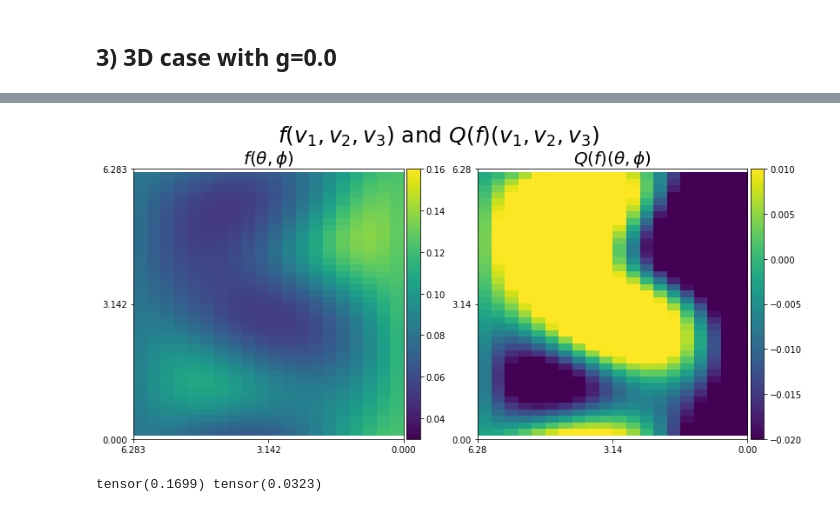
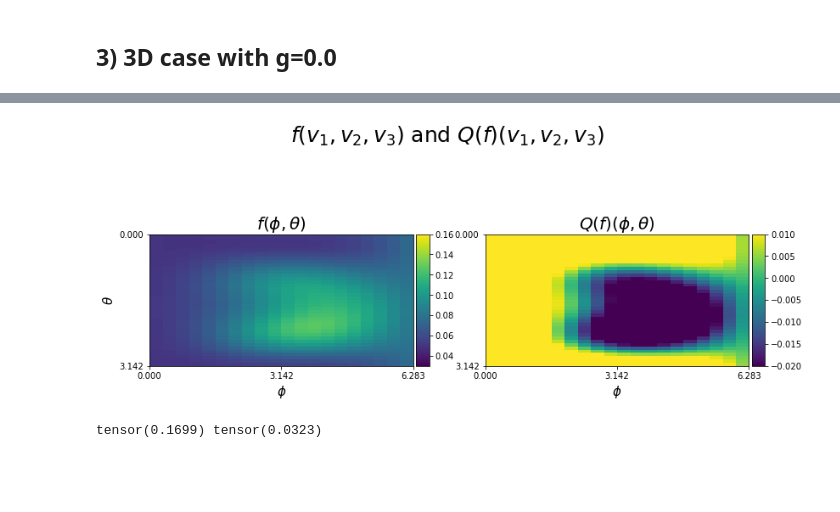
Before and after one commit to ScSteffen/CollisionOperatorLearning, a Jupyter notebook: analysis_entropy_HG.ipynb, the cells around one changed output, grey strips where cells are left out. Drawn from its saved outputs; the diff is of its cells as text; code cells hidden in the pictures; blank space fills up the shorter version.

Commit message:
S2 plot typo

```diff
--- a/analysis_entropy_HG.ipynb
+++ b/analysis_entropy_HG.ipynb
@@ -475,22 +475,25 @@ from mpl_toolkits.axes_grid1 import make_axes_locatable
 fig=plt.figure(figsize=(13,6))
 plt.suptitle(r'$f(v_1,v_2,v_3)$ and $Q(f)(v_1,v_2,v_3)$', fontsize=25)
 ax=plt.subplot(1,2,1)
-ax.set_title(r'$f(\theta,\phi)$', fontsize=20)
-im=ax.imshow(train_data_f[idx].reshape(integration_order*2,integration_order), vmin=0.03, vmax=0.16, extent=(2*np.pi,0,np.pi/(2*integration_order),np.pi*(4*integration_order-1)/(2*integration_order)))
+ax.set_title(r'$f(\phi,\theta)$', fontsize=20)
+im=ax.imshow(train_data_f[idx].reshape(integration_order*2,integration_order), vmin=0.03, vmax=0.16, extent=(0,2*np.pi,np.pi,0), origin='lower')
 divider = make_axes_locatable(ax)
 cax = divider.append_axes('right', size='5%', pad=0.05)
 fig.colorbar(im, cax=cax, orientation='vertical')
+ax.set_xlabel(r'$\phi$',fontsize=15)
+ax.set_ylabel(r'$\theta$',fontsize=15)
 ax.set_xticks([0,np.pi,2*np.pi])
-ax.set_yticks([0,np.pi,2*np.pi])
+ax.set_yticks([0,np.pi])
 
 ax=plt.subplot(1,2,2)
-ax.set_title(r'$Q(f)(\theta,\phi)$', fontsize=20)
-im=ax.imshow(train_data_Q[idx].reshape(integration_order*2,integration_order), vmin=-0.02, vmax=0.01, extent=(2*np.pi,0,np.pi/(2*integration_order),np.pi*(4*integration_order-1)/(2*integration_order)))
+ax.set_title(r'$Q(f)(\phi,\theta)$', fontsize=20)
+im=ax.imshow(train_data_Q[idx].reshape(integration_order*2,integration_order), vmin=-0.02, vmax=0.01, extent=(0,2*np.pi,np.pi,0), origin='lower')
 divider = make_axes_locatable(ax)
 cax = divider.append_axes('right', size='5%', pad=0.05)
 fig.colorbar(im, cax=cax, orientation='vertical')
-ax.set_xticks([0,3.14,6.28])
-ax.set_yticks([0,3.14,6.28])
+ax.set_xlabel(r'$\phi$',fontsize=15)
+ax.set_xticks([0,np.pi,2*np.pi])
+ax.set_yticks([0,np.pi])
 
 print("Volume is {}".format(torch.sum(train_data_f[idx]*quad_w.detach().cpu()).item()))
 # %% [output]
@@ -498,4 +501,4 @@ Volume is 1.0
-[figure, old version]
+[figure, new version]
 # %%
 print(torch.max(train_data_f),torch.min(train_data_f))
 # %% [output]
```
Also changed, not shown: parts of 12 cells of this notebook, 1 other file.
